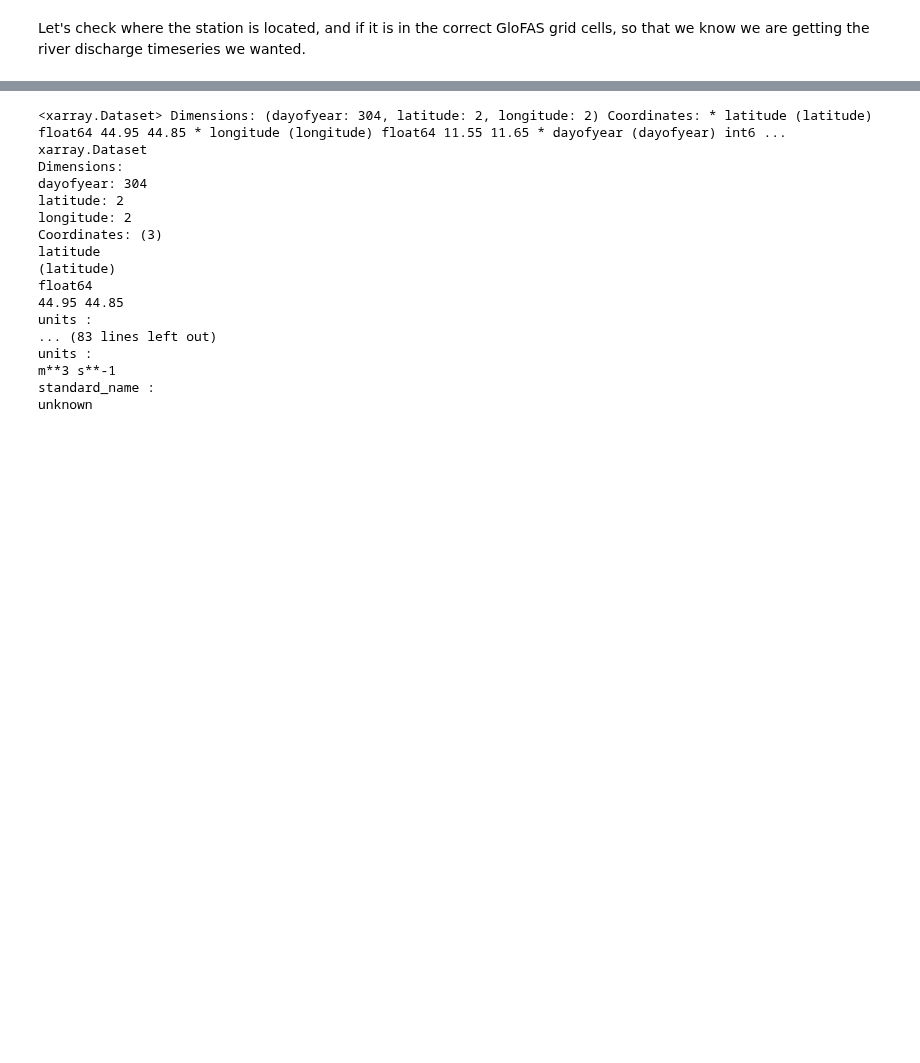
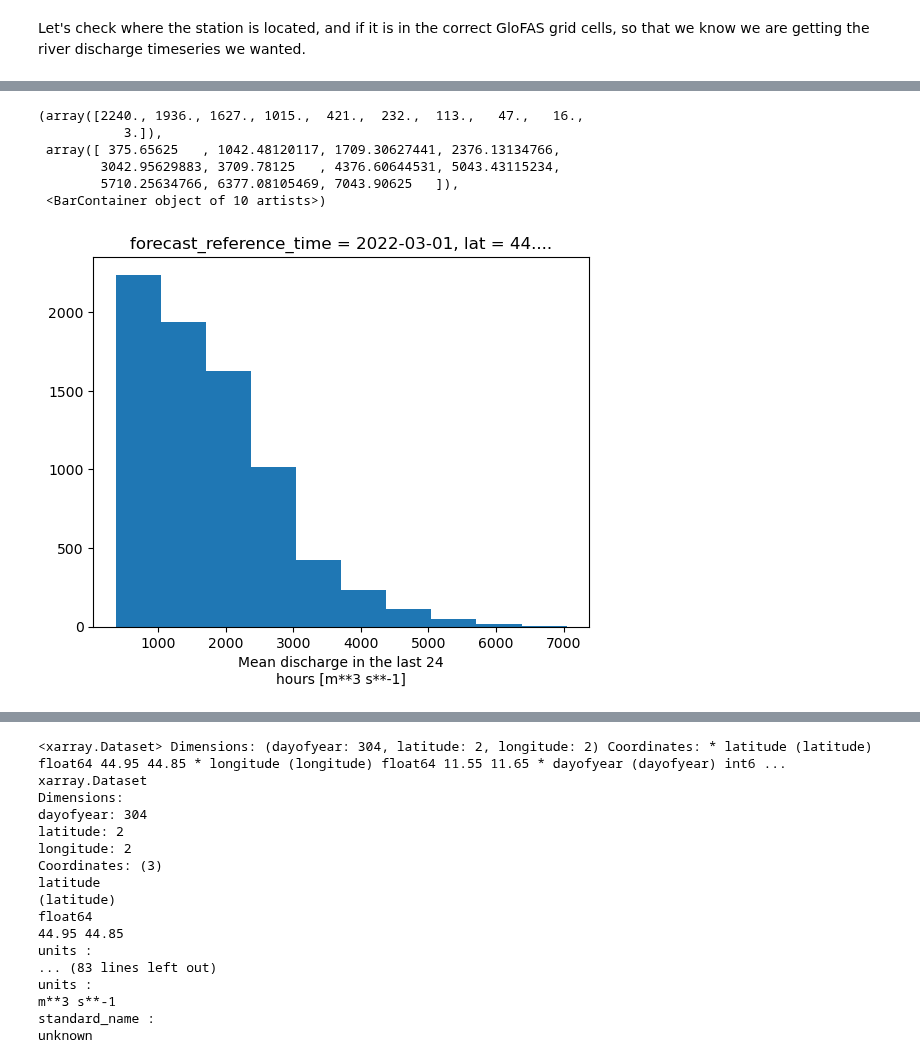
Before and after one commit to iacopoff/climetlab-cems-flood, a Jupyter notebook: docs/source/tutorial/tutorial - Po river summer 2022.ipynb, the cells around one changed output, grey strips where cells are left out. Drawn from its saved outputs; the diff is of its cells as text; code cells hidden in the pictures; blank space fills up the shorter version.

```diff
--- a/docs/source/tutorial/tutorial - Po river summer 2022.ipynb
+++ b/docs/source/tutorial/tutorial - Po river summer 2022.ipynb
@@ -24,39 +25,3 @@ import pandas as pd
 # %%
 # pontelagoscuro
 ps = {'name':'pontelagoscuro','lat':44.886111, 'lon':11.604444}
-# %%
-seasonal = cml.load_dataset(
-            'cems-glofas-seasonal',
-            model='lisflood',
-            system_version='operational',
-            temporal_filter= '2022 01-08 *',
-            leadtime_hour = '24-3600',
-            variable="river_discharge_in_the_last_24_hours",
-            coords=[ps],
-            split_on=["month"],
-            threads= 9
-)
-
-water_balance = cml.load_dataset(
-            'cems-glofas-historical',
-            model='lisflood',
-            product_type='intermediate',
-            system_version='version_3_1',
-            temporal_filter= '2022 01-07 *',
-            variable="river_discharge_in_the_last_24_hours",
-            coords=[ps],
-            split_on = ['hmonth'],
-            threads = 6
-        )
-
-climatology_2000_2021 = cml.load_dataset(
-            'cems-glofas-historical',
-            model='lisflood',
-            product_type='consolidated',
-            system_version='version_3_1',
-            temporal_filter= '2000-2021 01-10 *',
-            variable="river_discharge_in_the_last_24_hours",
-            coords=[ps],
-            split_on = ['hyear','hmonth'],
-            threads = 10
-        )
@@ -74,0 +130,10 @@ cl = climatology_2000_2021.to_xarray()
+# %%
+seas.sel(lat=ps['lat'],lon=ps['lon'], forecast_reference_time ="2022-03-01",  method="nearest").dis24.plot.hist()
+# %% [output]
+(array([2240., 1936., 1627., 1015.,  421.,  232.,  113.,   47.,   16.,
+           3.]),
+ array([ 375.65625   , 1042.48120117, 1709.30627441, 2376.13134766,
+        3042.95629883, 3709.78125   , 4376.60644531, 5043.43115234,
+        5710.25634766, 6377.08105469, 7043.90625   ]),
+ <BarContainer object of 10 artists>)
+[figure, added]
```
Also changed, not shown: parts of 67 cells of this notebook, 1 other file.
